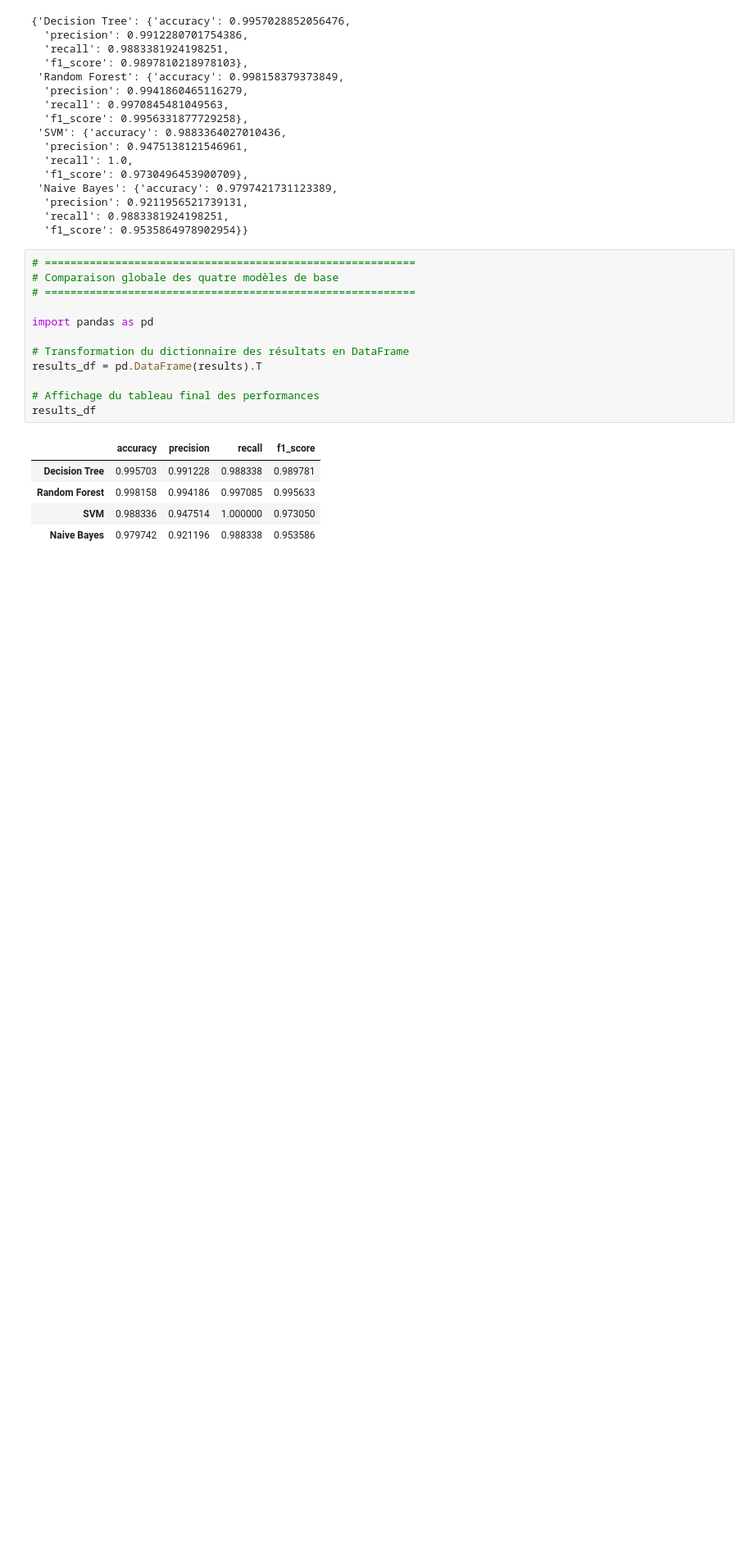
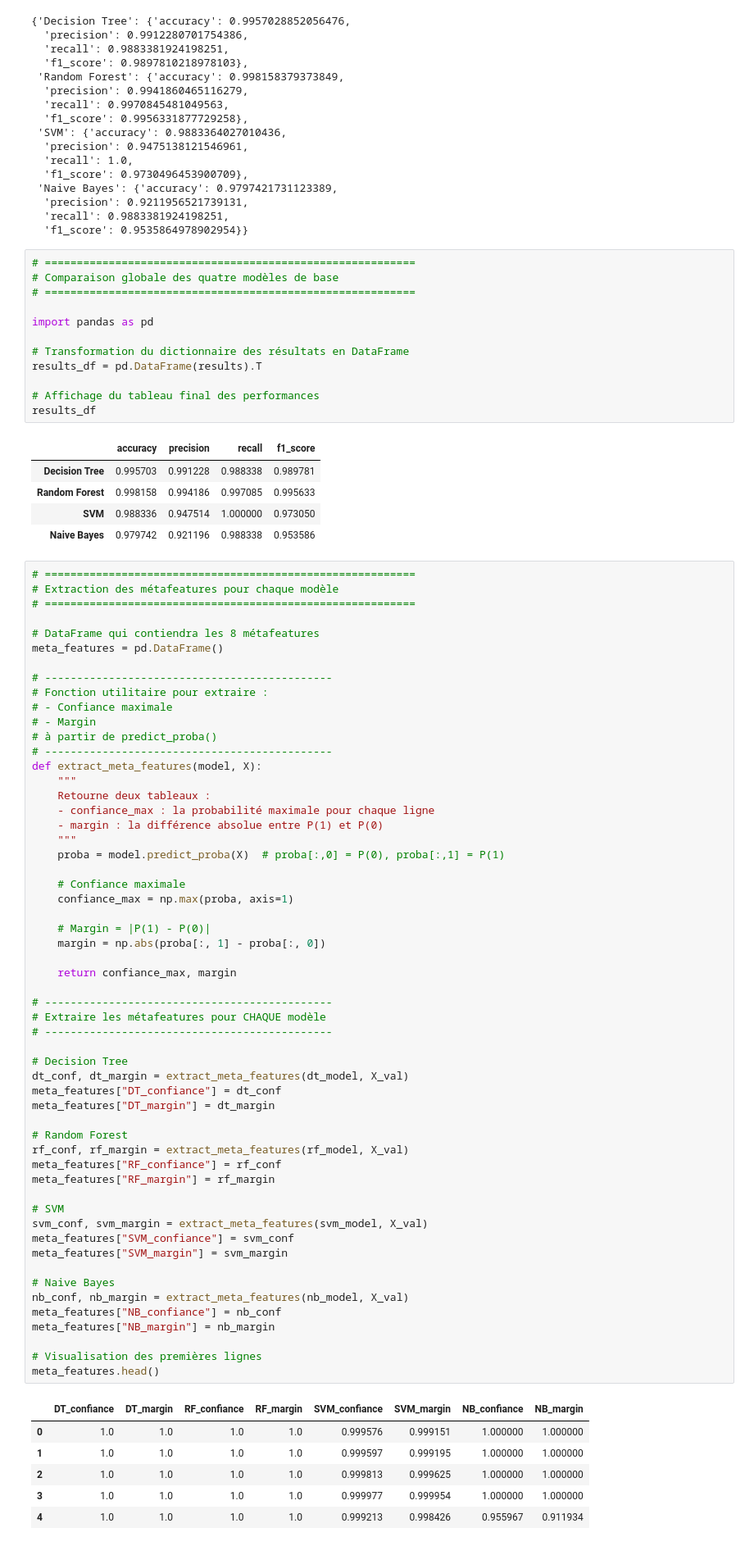
Before and after one commit to esprit-24/Projet_MetaLearning, a Jupyter notebook: notebook/projet_meta_learning.ipynb, the cells around one changed output. Shown at 82% size. Cells and saved outputs as stored; diff of their text form; blank space fills up the shorter version.

Commit message:
Extraction des 8 métafeatures

```diff
--- a/notebook/projet_meta_learning.ipynb
+++ b/notebook/projet_meta_learning.ipynb
@@ -373,3 +373,66 @@ results_df
 | Random Forest | 0.998158 | 0.994186 | 0.997085 | 0.995633 |
 | SVM | 0.988336 | 0.947514 | 1.000000 | 0.973050 |
 | Naive Bayes | 0.979742 | 0.921196 | 0.988338 | 0.953586 |
+# %%
+# ==========================================================
+# Extraction des métafeatures pour chaque modèle
+# ==========================================================
+
+# DataFrame qui contiendra les 8 métafeatures
+meta_features = pd.DataFrame()
+
+# ---------------------------------------------
+# Fonction utilitaire pour extraire :
+# - Confiance maximale
+# - Margin
+# à partir de predict_proba()
+# ---------------------------------------------
+def extract_meta_features(model, X):
+    """
+    Retourne deux tableaux :
+    - confiance_max : la probabilité maximale pour chaque ligne
+    - margin : la différence absolue entre P(1) et P(0)
+    """
+    proba = model.predict_proba(X)  # proba[:,0] = P(0), proba[:,1] = P(1)
+
+    # Confiance maximale
+    confiance_max = np.max(proba, axis=1)
+
+    # Margin = |P(1) - P(0)|
+    margin = np.abs(proba[:, 1] - proba[:, 0])
+
+    return confiance_max, margin
+
+# ---------------------------------------------
+# Extraire les métafeatures pour CHAQUE modèle
+# ---------------------------------------------
+
+# Decision Tree
+dt_conf, dt_margin = extract_meta_features(dt_model, X_val)
+meta_features["DT_confiance"] = dt_conf
+meta_features["DT_margin"] = dt_margin
+
+# Random Forest
+rf_conf, rf_margin = extract_meta_features(rf_model, X_val)
+meta_features["RF_confiance"] = rf_conf
+meta_features["RF_margin"] = rf_margin
+
+# SVM
+svm_conf, svm_margin = extract_meta_features(svm_model, X_val)
+meta_features["SVM_confiance"] = svm_conf
+meta_features["SVM_margin"] = svm_margin
+
+# Naive Bayes
+nb_conf, nb_margin = extract_meta_features(nb_model, X_val)
+meta_features["NB_confiance"] = nb_conf
+meta_features["NB_margin"] = nb_margin
+
+# Visualisation des premières lignes
+meta_features.head()
+# %% [output]
+|  | DT_confiance | DT_margin | RF_confiance | RF_margin | SVM_confiance | SVM_margin | NB_confiance | NB_margin |
+| 0 | 1.0 | 1.0 | 1.0 | 1.0 | 0.999576 | 0.999151 | 1.000000 | 1.000000 |
+| 1 | 1.0 | 1.0 | 1.0 | 1.0 | 0.999597 | 0.999195 | 1.000000 | 1.000000 |
+| 2 | 1.0 | 1.0 | 1.0 | 1.0 | 0.999813 | 0.999625 | 1.000000 | 1.000000 |
+| 3 | 1.0 | 1.0 | 1.0 | 1.0 | 0.999977 | 0.999954 | 1.000000 | 1.000000 |
+| 4 | 1.0 | 1.0 | 1.0 | 1.0 | 0.999213 | 0.998426 | 0.955967 | 0.911934 |
```
